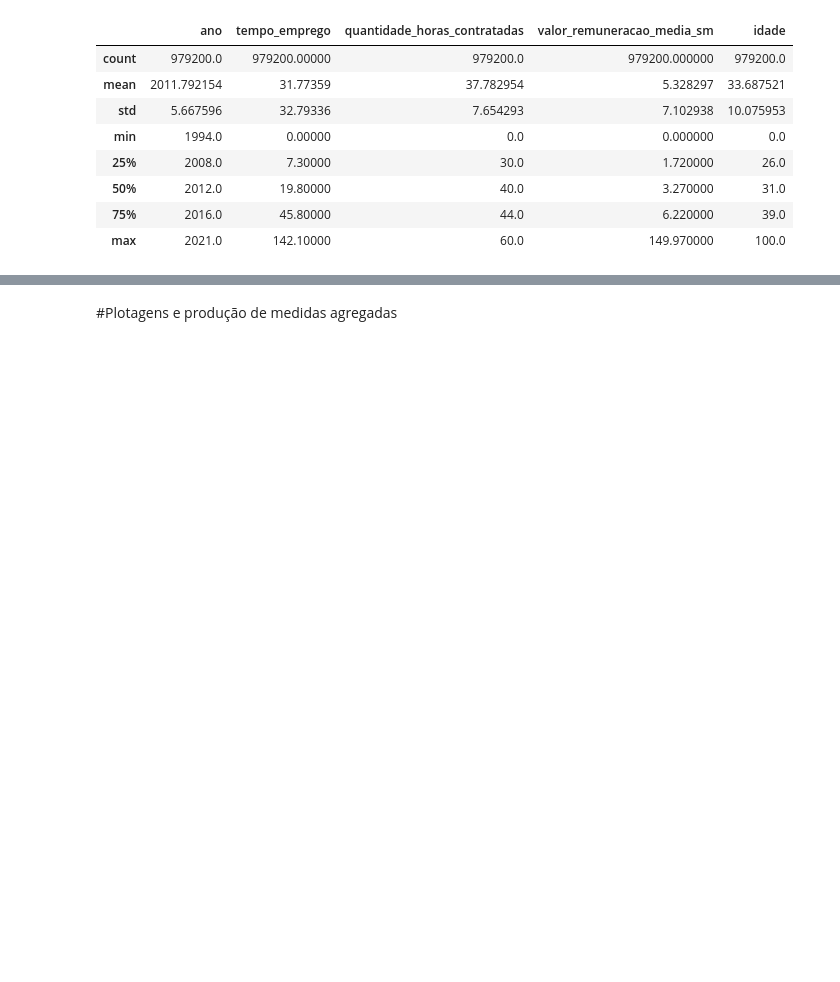
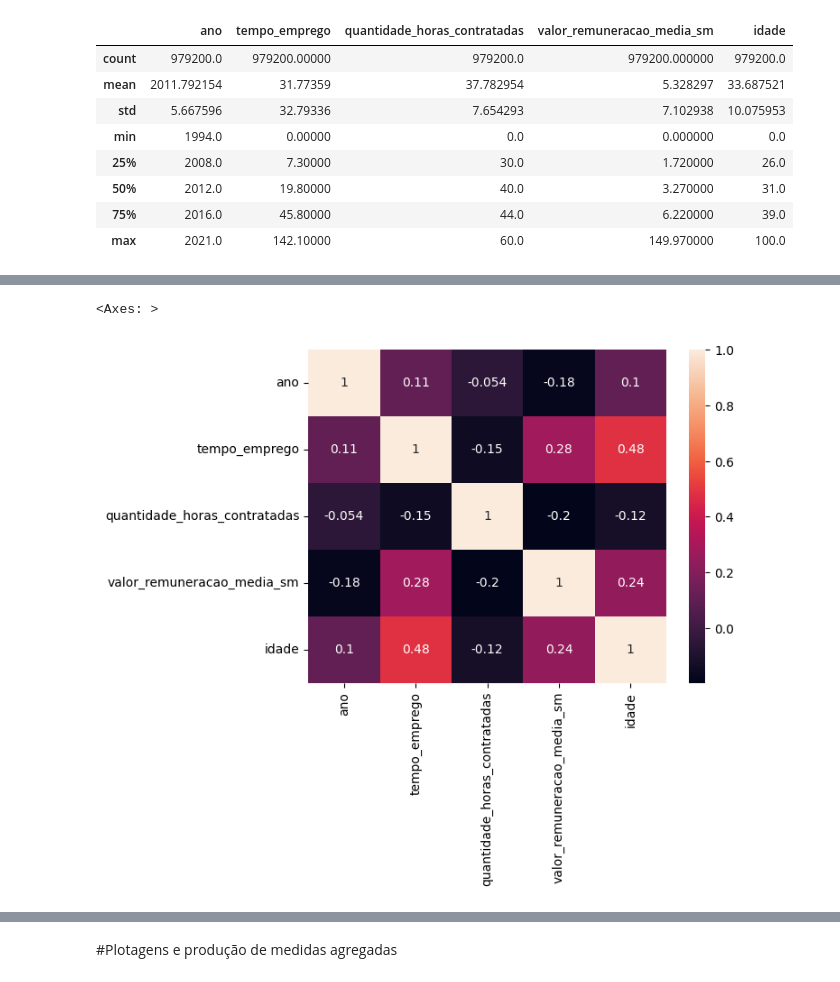
Before and after one commit to diogomleite/transformacaotrabalhojornalistas, a Jupyter notebook: Querys.ipynb, the cells around one changed output, grey strips where cells are left out. Saved outputs shown, nothing was run; the diff lists cells and outputs as text; code cells hidden in the pictures; blank space fills up the shorter version.

```diff
--- a/Querys.ipynb
+++ b/Querys.ipynb
@@ -214,0 +223,6 @@ tempoempregousar.describe()
+# %%
+corr_matrix = remuneracao.corr()
+sns.heatmap(corr_matrix, annot = True)
+# %% [output]
+<Axes: >
+[figure, added]
```
Also changed, not shown: parts of 9 cells of this notebook.
